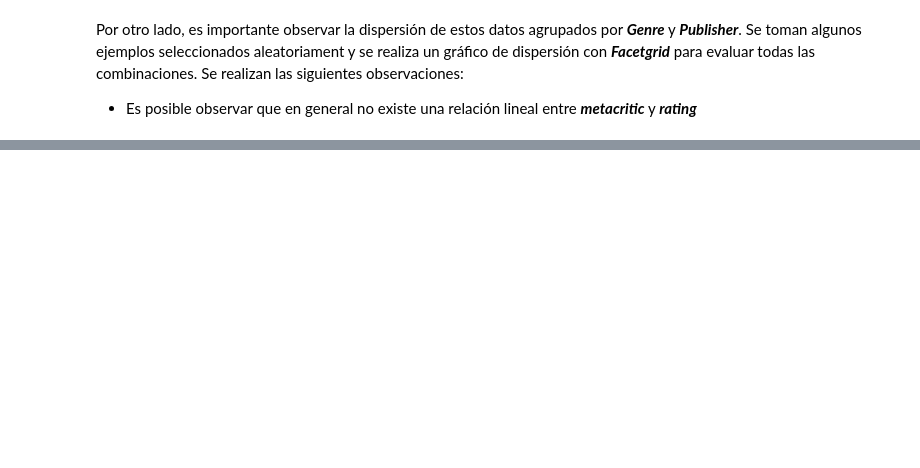
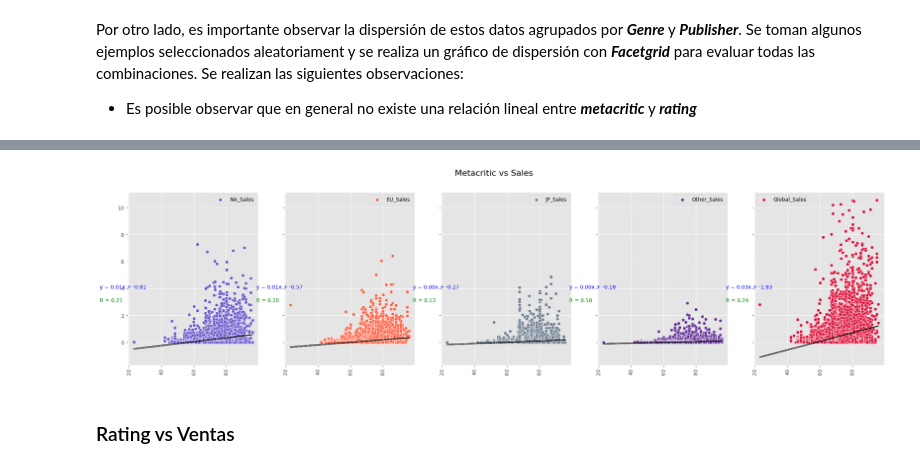
Before and after one commit to EduGatoX/datascience02, a Jupyter notebook: Eduardo_Nunez_Analisis_Datos.ipynb, the cells around one changed output, grey strips where cells are left out. Cells and saved outputs as stored; diff of their text form; code cells hidden in the pictures; blank space fills up the shorter version.

```diff
--- a/Eduardo_Nunez_Analisis_Datos.ipynb
+++ b/Eduardo_Nunez_Analisis_Datos.ipynb
@@ -1137,0 +1221,34 @@ df.head()
+# %%
+x = df["metacritic"]
+y = df[["NA_Sales", "EU_Sales", "JP_Sales", "Other_Sales", "Global_Sales"]]
+# %%
+def add_regression_line_to_axes(x, y, xpos, ypos, ax):
+    slope, intercept, r_value, p_value, std_err = stats.linregress(x, y)
+
+    regression_line = slope * x + intercept
+    ax.plot(x, regression_line, color="black", label="regression_line")
+    ax.legend()
+
+    equation_text = f'y = {slope:.2f}x + {intercept:.2f}'
+    ax.text(xpos, ypos, equation_text, fontsize=10, color='blue')
+
+    corr_text = f'R = {r_value:.2f}'
+    ax.text(xpos, ypos - 1, corr_text, fontsize=10, color='green')
+# %%
+cols = y.columns
+color = ["slateblue", "tomato", "slategrey", "rebeccapurple", "crimson"]
+fig, axs = plt.subplots(1, len(cols), figsize=(26, 6), sharey=True)
+for ax, col, color in zip(axs, cols, color):
+    sns.scatterplot(x=x, y=y[col], color=color, ax=ax)
+    add_regression_line_to_axes(x, y[col], 2, 4, ax)
+    ax.tick_params(axis="x", labelrotation=90)
+    ax.legend([col])
+    ax.set_xlabel("")
+    ax.set_ylabel("")
+
+fig.suptitle("Metacritic vs Sales", fontsize=16)
+plt.show()
+# %% [output]
+[figure, added]
+# %% [markdown]
+### Rating vs Ventas
```
Also changed, not shown: parts of 39 cells of this notebook.
